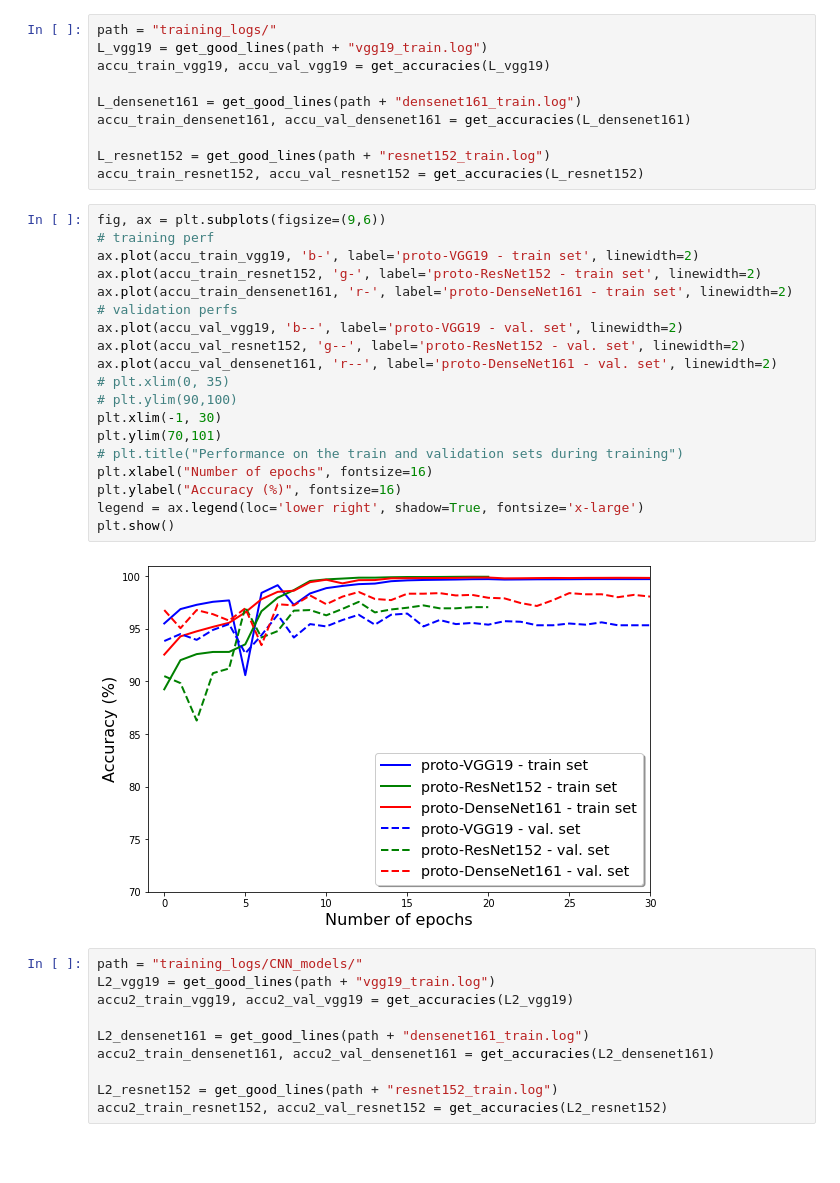
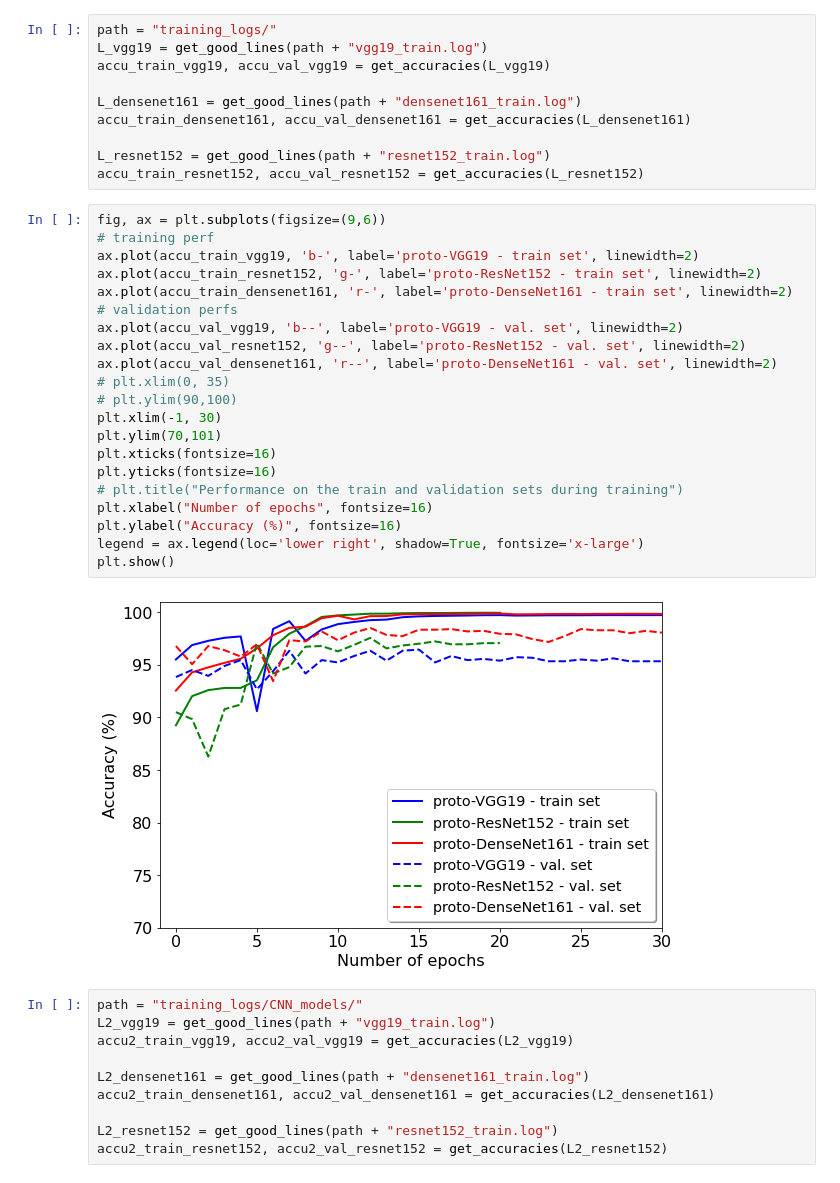
Before and after one commit to garciaml/BrainQCNet_paper_results, a Jupyter notebook: Figures_new.ipynb, the cells around one changed output. Cells and saved outputs as stored; diff of their text form; blank space fills up the shorter version.

```diff
--- a/Figures_new.ipynb
+++ b/Figures_new.ipynb
@@ -54,24 +54,26 @@ accu_train_resnet152, accu_val_resnet152 = get_accuracies(L_resnet152)
 # %%
 fig, ax = plt.subplots(figsize=(9,6))
 # training perf
 ax.plot(accu_train_vgg19, 'b-', label='proto-VGG19 - train set', linewidth=2)
 ax.plot(accu_train_resnet152, 'g-', label='proto-ResNet152 - train set', linewidth=2)
 ax.plot(accu_train_densenet161, 'r-', label='proto-DenseNet161 - train set', linewidth=2)
 # validation perfs
 ax.plot(accu_val_vgg19, 'b--', label='proto-VGG19 - val. set', linewidth=2)
 ax.plot(accu_val_resnet152, 'g--', label='proto-ResNet152 - val. set', linewidth=2)
 ax.plot(accu_val_densenet161, 'r--', label='proto-DenseNet161 - val. set', linewidth=2)
 # plt.xlim(0, 35)
 # plt.ylim(90,100)
 plt.xlim(-1, 30)
 plt.ylim(70,101)
+plt.xticks(fontsize=16)
+plt.yticks(fontsize=16)
 # plt.title("Performance on the train and validation sets during training")
 plt.xlabel("Number of epochs", fontsize=16)
 plt.ylabel("Accuracy (%)", fontsize=16)
 legend = ax.legend(loc='lower right', shadow=True, fontsize='x-large')
 plt.show()
 # %% [output]
-[figure, old version]
+[figure, new version]
 # %%
 path = "training_logs/CNN_models/"
 L2_vgg19 = get_good_lines(path + "vgg19_train.log")
```
Also changed, not shown: parts of 1 cell of this notebook.
